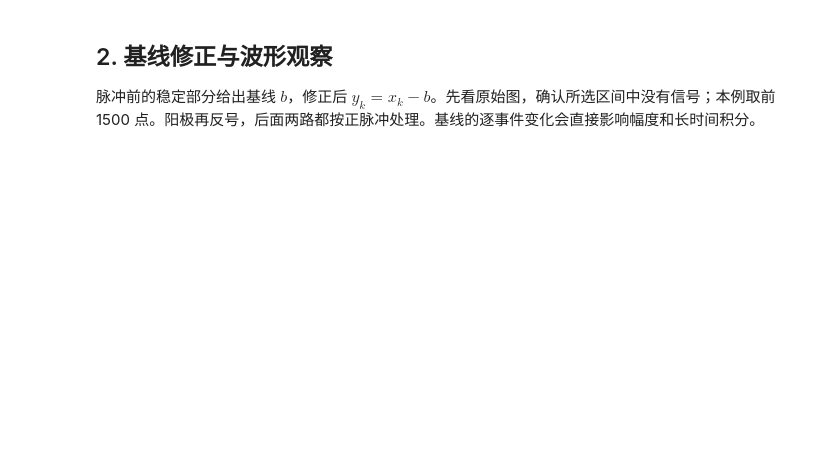
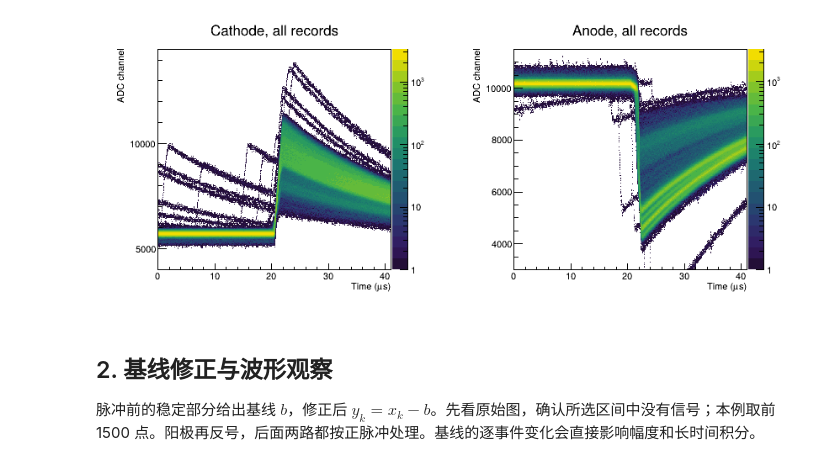
Before and after one commit to zhihuanli/Experimental-Method-in-Nuclear-Physics, a Jupyter notebook: chapt4/GIC/Experimental_Data_Analysis_CPP.ipynb, the cells around one changed output. Drawn from its saved outputs; the diff is of its cells as text; code cells hidden in the pictures; blank space fills up the shorter version.

```diff
--- a/chapt4/GIC/Experimental_Data_Analysis_CPP.ipynb
+++ b/chapt4/GIC/Experimental_Data_Analysis_CPP.ipynb
@@ -35,3 +44,16 @@ c->Draw();
+# %%
+c->Clear(); c->Divide(2,1); c->cd(1);
+gPad->SetRightMargin(.16); gPad->SetLogz();
+auto hrc=new TH2D("hrc","Cathode, all records;Time (#mus);ADC channel",1024,-.005,40.955,420,4000,14500);
+hrc->SetMinimum(1);
+tree->Draw("cathod:Iteration$*0.01>>hrc","","COLZ");
+c->cd(2); gPad->SetRightMargin(.16); gPad->SetLogz();
+auto hra=new TH2D("hra","Anode, all records;Time (#mus);ADC channel",1024,-.005,40.955,340,3000,11500);
+hra->SetMinimum(1);
+tree->Draw("anode:Iteration$*0.01>>hra","","COLZ");
+tree->GetEntry(0); c->Draw();
+# %% [output]
+[figure, added]
 # %% [markdown]
 ## 2. 基线修正与波形观察
 
```
Also changed, not shown: parts of 23 cells of this notebook, 44 other files.
